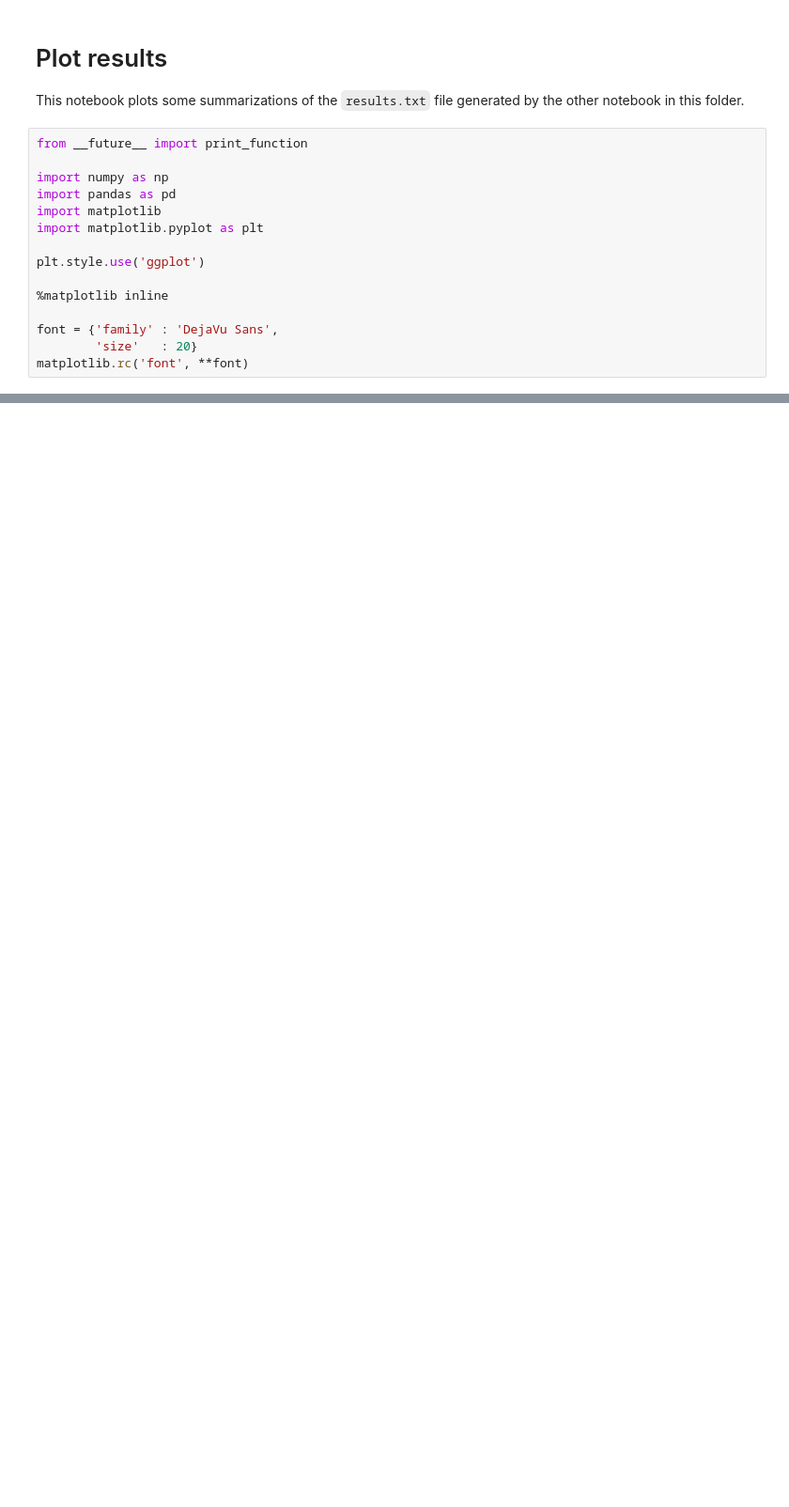
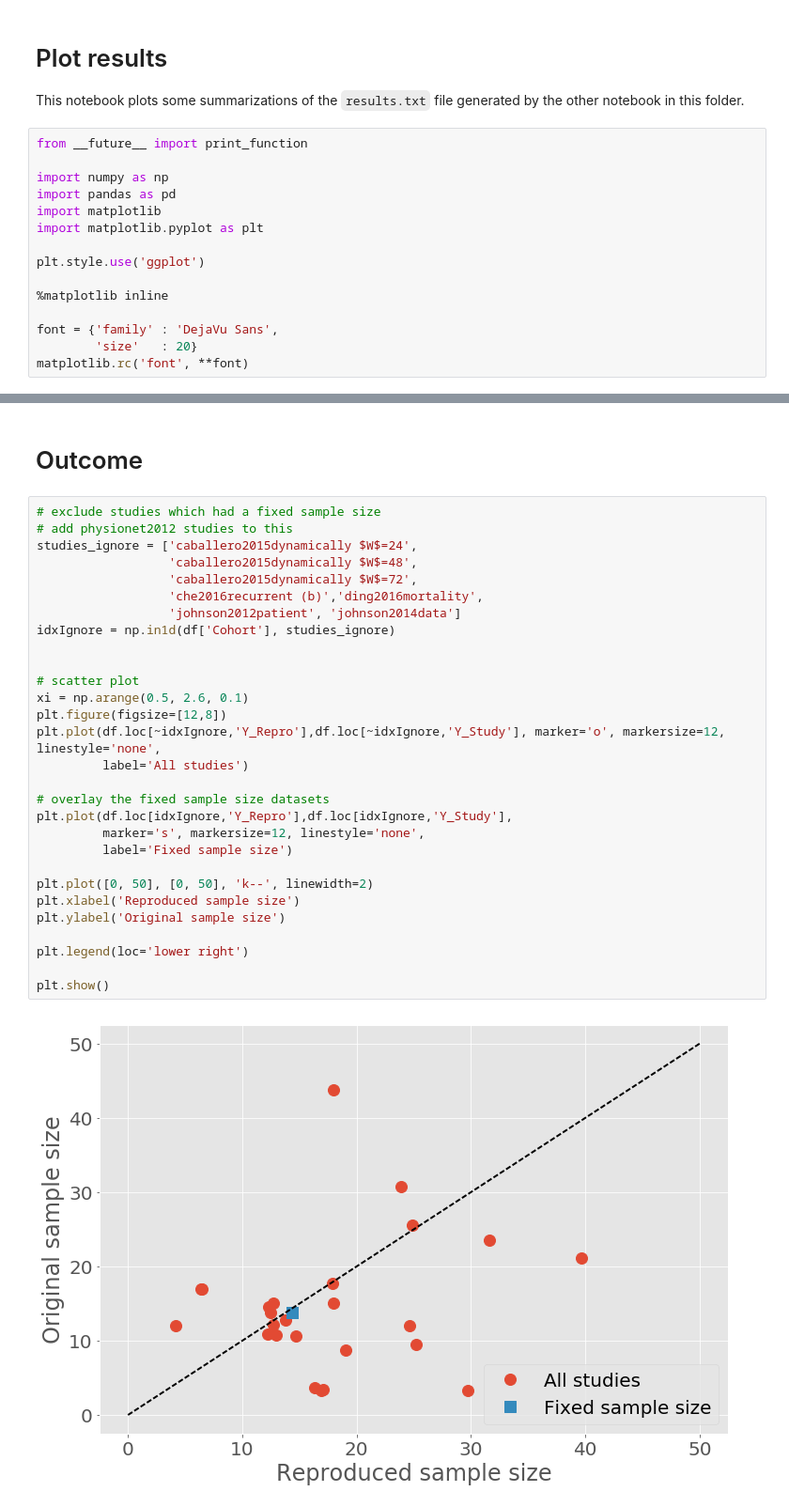
Before and after one commit to alistairewj/reproducibility-mimic, a Jupyter notebook: notebooks/generate-figures.ipynb, the cells around one changed output, grey strips where cells are left out. Shown: that part at 94% size. Cells and saved outputs as stored; diff of their text form; blank space fills up the shorter version.

```diff
--- a/notebooks/generate-figures.ipynb
+++ b/notebooks/generate-figures.ipynb
@@ -80,0 +153,33 @@ plt.show()
+# %% [markdown]
+# Outcome
+# %%
+# exclude studies which had a fixed sample size
+# add physionet2012 studies to this
+studies_ignore = ['caballero2015dynamically $W$=24',
+                  'caballero2015dynamically $W$=48',
+                  'caballero2015dynamically $W$=72',
+                  'che2016recurrent (b)','ding2016mortality',
+                  'johnson2012patient', 'johnson2014data']
+idxIgnore = np.in1d(df['Cohort'], studies_ignore)
+
+
+# scatter plot
+xi = np.arange(0.5, 2.6, 0.1)
+plt.figure(figsize=[12,8])
+plt.plot(df.loc[~idxIgnore,'Y_Repro'],df.loc[~idxIgnore,'Y_Study'], marker='o', markersize=12, linestyle='none',
+         label='All studies')
+
+# overlay the fixed sample size datasets
+plt.plot(df.loc[idxIgnore,'Y_Repro'],df.loc[idxIgnore,'Y_Study'],
+         marker='s', markersize=12, linestyle='none',
+         label='Fixed sample size')
+
+plt.plot([0, 50], [0, 50], 'k--', linewidth=2)
+plt.xlabel('Reproduced sample size')
+plt.ylabel('Original sample size')
+
+plt.legend(loc='lower right')
+
+plt.show()
+# %% [output]
+[figure, added]
```
Also changed, not shown: parts of 10 cells of this notebook.
